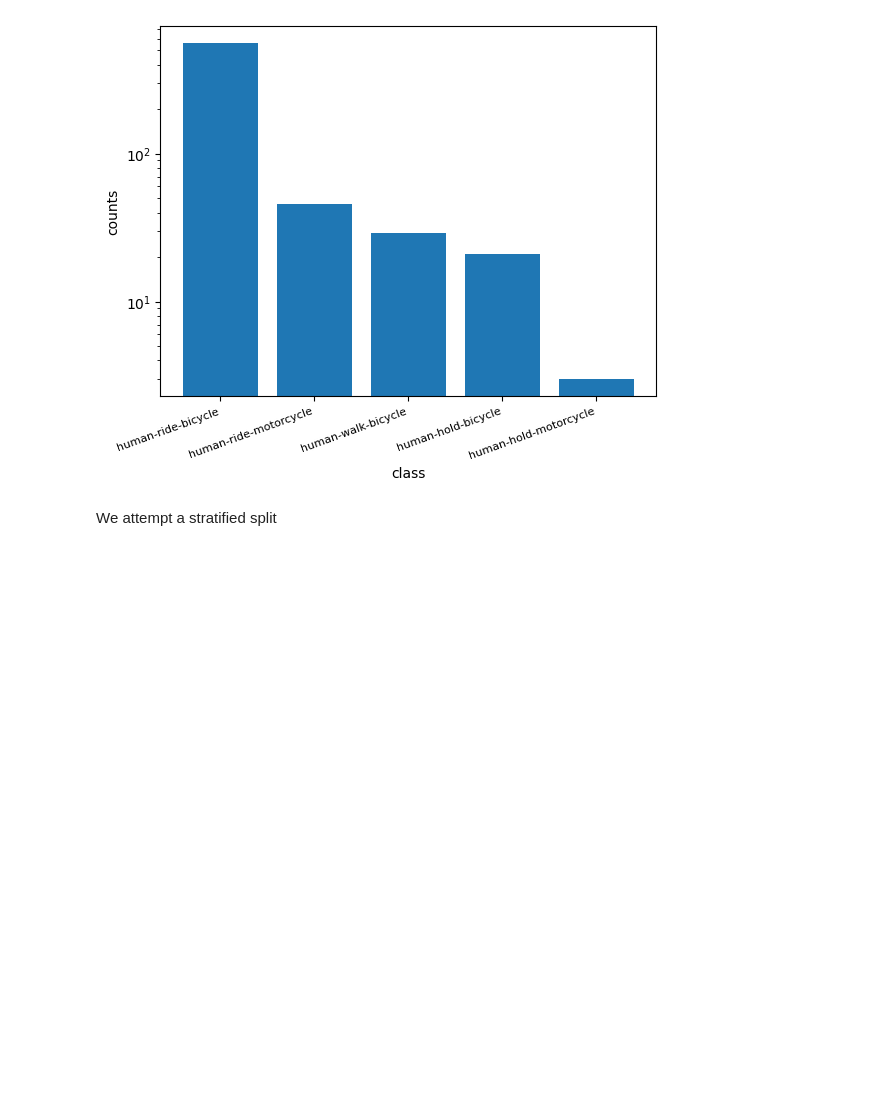
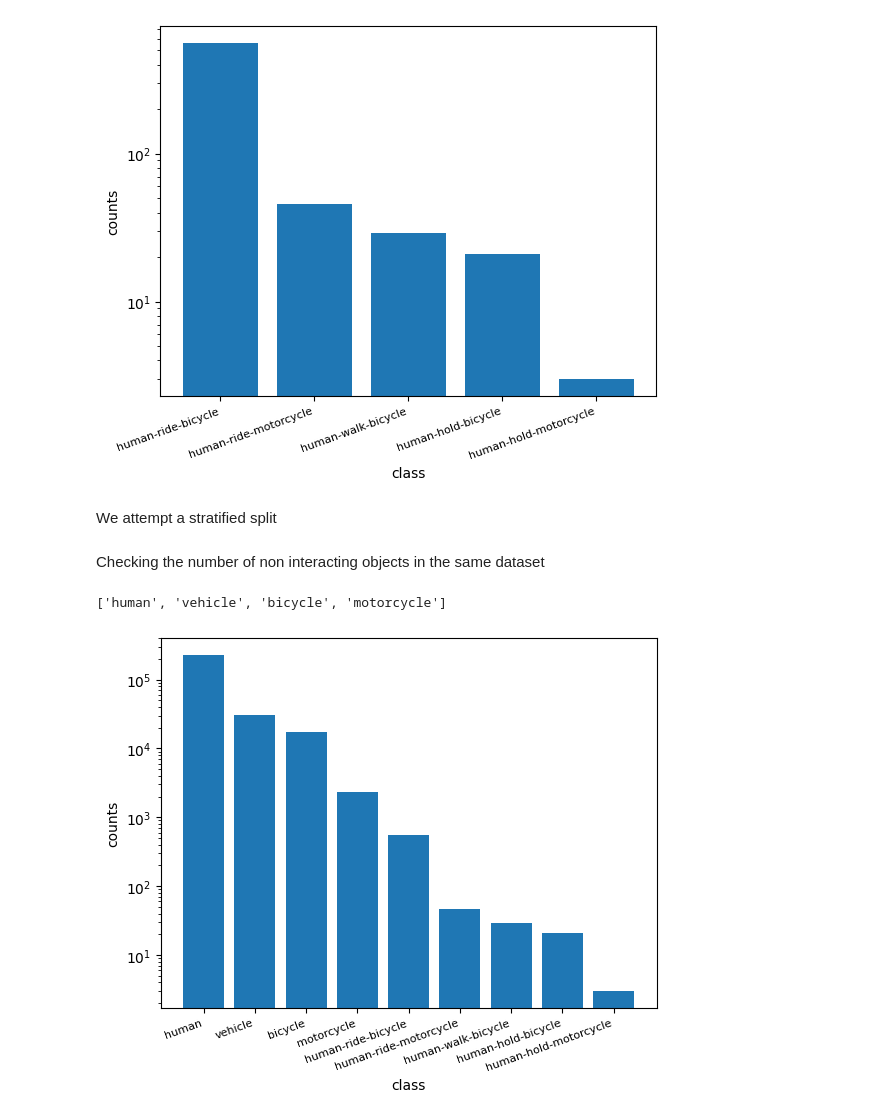
Before and after one commit to vismiroglou/ce7_741_HOI_detection, a Jupyter notebook: exploratory.ipynb, the cells around one changed output. Saved outputs shown, nothing was run; the diff lists cells and outputs as text; code cells hidden in the pictures; blank space fills up the shorter version.

```diff
--- a/exploratory.ipynb
+++ b/exploratory.ipynb
@@ -49,0 +53,25 @@ testing_data.drop(['id'], axis=1).to_csv(r'data_anno\testing_data.csv', sep=',')
+# %% [markdown]
+Checking the number of non interacting objects in the same dataset
+# %%
+labels=[]
+for anno_file in glob(os.path.join('data/annotated_data/', '**/*.txt'), recursive=True):
+    try:
+        temp = pd.read_csv(anno_file, sep=' ', header=None)
+        for row in temp.iterrows():
+            labels.append(row[1][1])
+    except:
+        pass
+# %%
+temp_df = pd.DataFrame()
+temp_df['labels'] = labels
+# %% [output]
+['human', 'vehicle', 'bicycle', 'motorcycle']
+# %%
+plt.bar(temp_df['labels'].value_counts().index.astype(str).tolist() + data['class'].value_counts().index.to_list(), temp_df.value_counts().tolist() + data['class'].value_counts().tolist())
+plt.xticks(rotation=20, ha='right', fontsize=8)
+plt.yscale('log')
+plt.xlabel('class')
+plt.ylabel('counts')
+plt.show()
+# %% [output]
+[figure, added]
```
Also changed, not shown: parts of 2 cells of this notebook, 1 other file.
